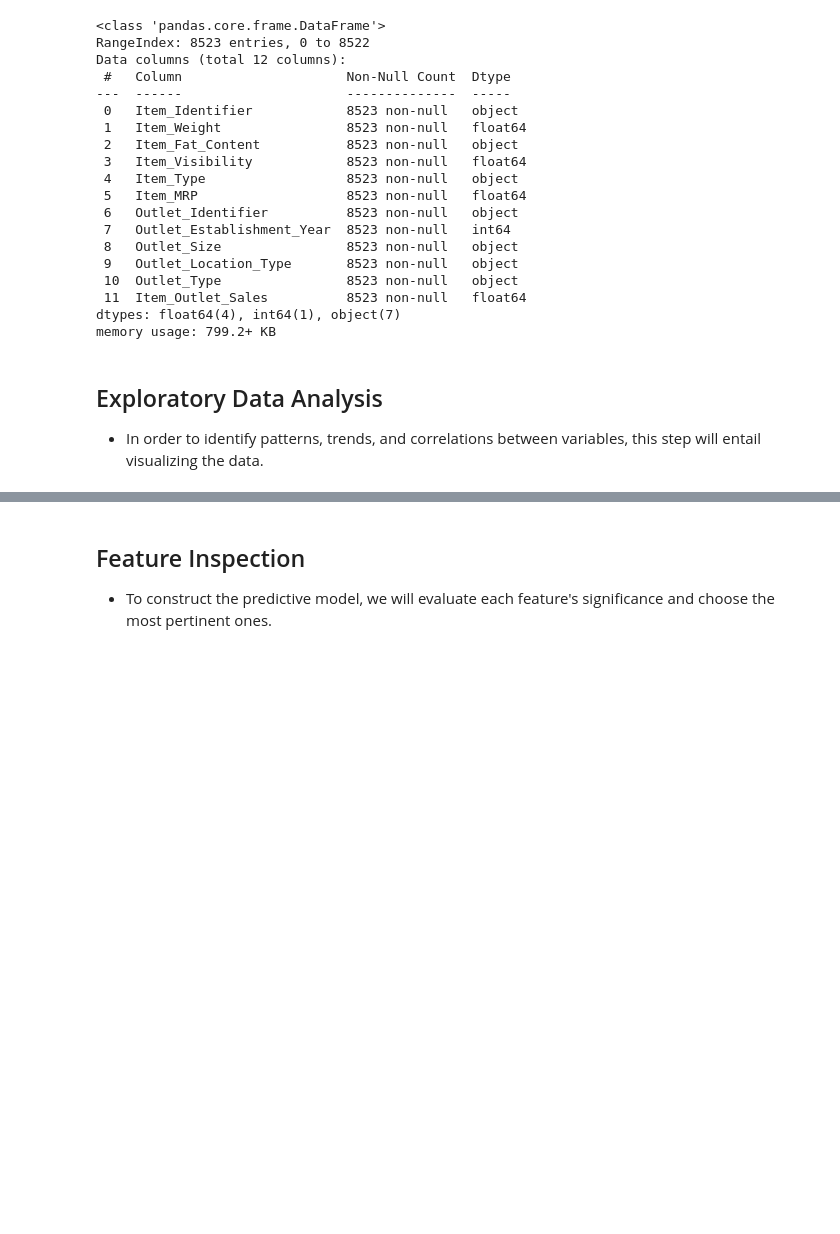
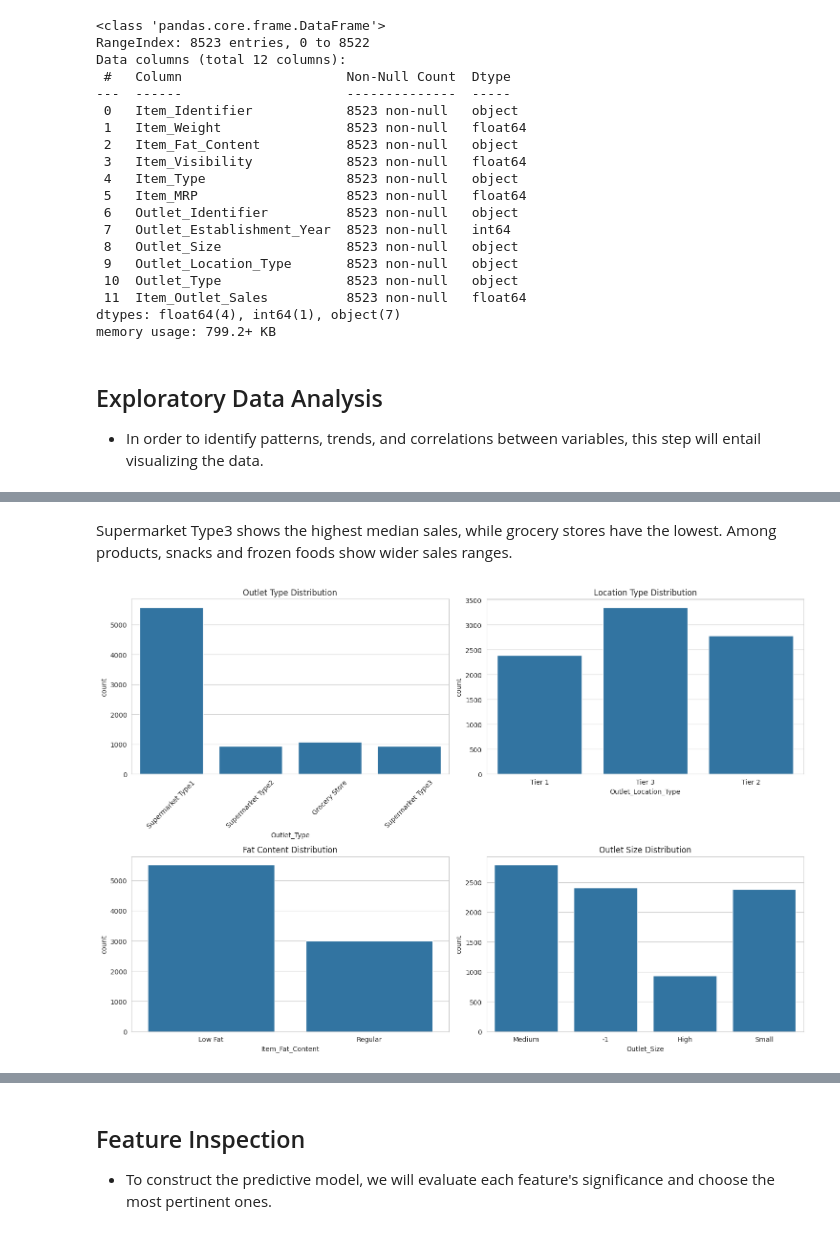
Before and after one commit to tamimisalah/Prediction-of-Product-Sales, a Jupyter notebook: Prediction_of_Product_Sales.ipynb, the cells around one changed output, grey strips where cells are left out. Drawn from its saved outputs; the diff is of its cells as text; code cells hidden in the pictures; blank space fills up the shorter version.

```diff
--- a/Prediction_of_Product_Sales.ipynb
+++ b/Prediction_of_Product_Sales.ipynb
@@ -215,0 +262,31 @@ memory usage: 799.2+ KB
+# %% [markdown]
+Supermarket Type3 shows the highest median sales, while grocery stores have the lowest. Among products, snacks and frozen foods show wider sales ranges.
+# %%
+#Categorical Feature Frequencies (Countplots)y
+plt.figure(figsize=(15,10))
+
+# Countplot for outlet types
+plt.subplot(2, 2, 1)
+sns.countplot(data=data, x='Outlet_Type')
+plt.title('Outlet Type Distribution')
+plt.xticks(rotation=45)
+
+# Countplot for location types
+plt.subplot(2, 2, 2)
+sns.countplot(data=data, x='Outlet_Location_Type')
+plt.title('Location Type Distribution')
+
+# Countplot for fat content
+plt.subplot(2, 2, 3)
+sns.countplot(data=data, x='Item_Fat_Content')
+plt.title('Fat Content Distribution')
+
+# Countplot for outlet sizes
+plt.subplot(2, 2, 4)
+sns.countplot(data=data, x='Outlet_Size')
+plt.title('Outlet Size Distribution')
+
+plt.tight_layout()
+plt.show()
+# %% [output]
+[figure, added]
```
Also changed, not shown: parts of 38 cells of this notebook.
